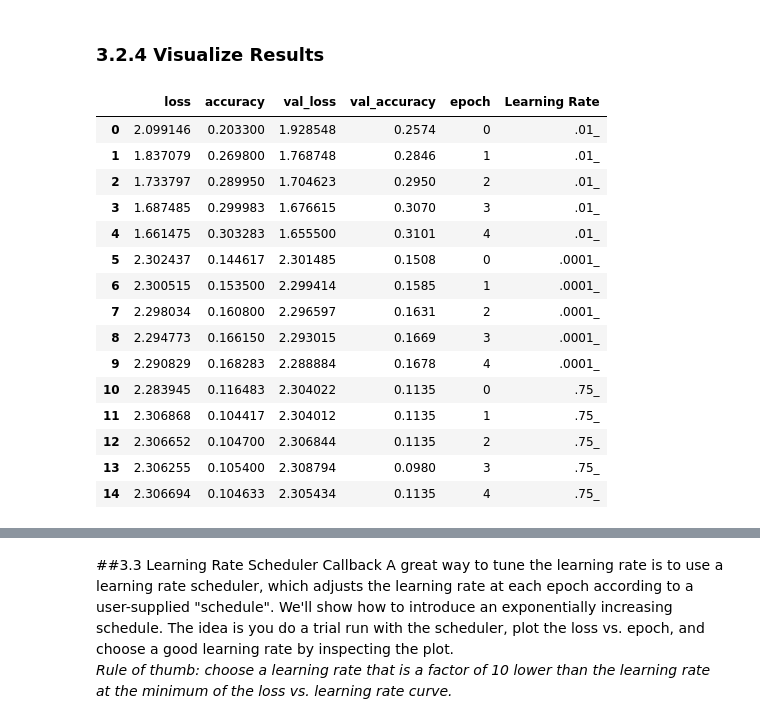
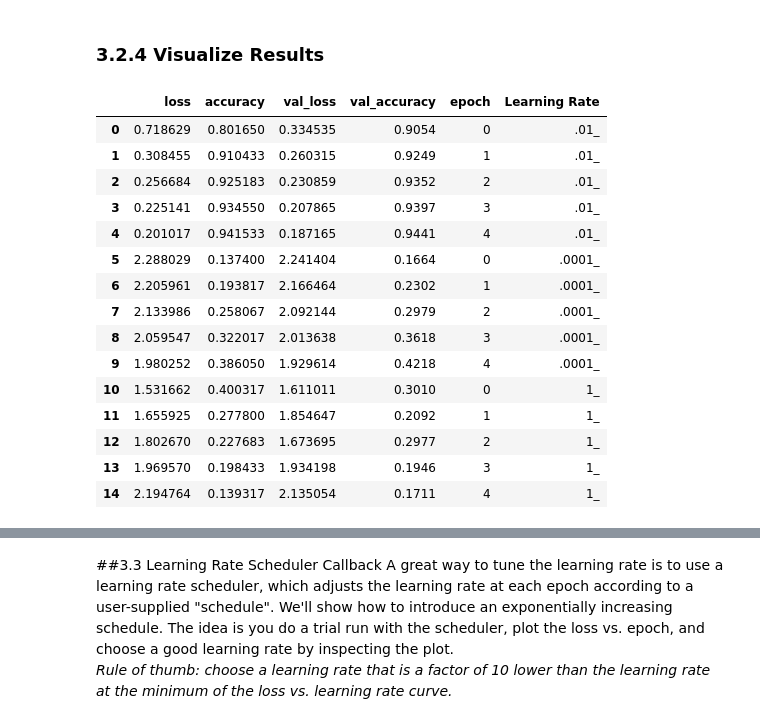
Before and after one commit to tsangrebecca/BloomTech, a Jupyter notebook: Sprint14/M2_DS_422_Train_GP_Recording_Solution.ipynb, the cells around one changed output, grey strips where cells are left out. Cells and saved outputs as stored; diff of their text form; code cells hidden in the pictures.

```diff
--- a/Sprint14/M2_DS_422_Train_GP_Recording_Solution.ipynb
+++ b/Sprint14/M2_DS_422_Train_GP_Recording_Solution.ipynb
@@ -411,7 +407,7 @@ Since this is a classification problem with 10 classes and the target values are
 
 
 # create create_model
-def create_model(lr=.01):
+def create_model(lr=.01): # To tune learning rate only
     """
     Parameters
     ----------
@@ -426,10 +422,10 @@ def create_model(lr=.01):
 ### BEGIN SOLUTION
     opt = SGD(learning_rate=lr)
 
-    # build a model by passing a list of layers to Sequential()
+    # Instantiate a model by passing a list of layers to Sequential() rather than adding layers in another line of code, make it cleaner to read
     model = Sequential([
           # hidden layer 1
-          Dense(1, activation='relu', input_dim=784),
+          Dense(64, activation='relu', input_dim=784),
           # hidden layer 2
           Dense(32, activation='relu'),
           # output layer
@@ -437,9 +433,17 @@ def create_model(lr=.01):
 
     ])
 
+    # # Or you can use a for loop to add hidden layers
+    # model = Sequential()
+    # model.add(Dense(64, activation='relu', input_dim=748))
+    # for i in num_layers:
+    #   model.add(Dense(num_units, activation='relu'))
+    # model.add(Dense(10, activation='softmas'))
+
+    # Compile our model
     model.compile(optimizer=opt,
                   loss='sparse_categorical_crossentropy',
-                  metrics=['accuracy'])
+                  metrics=['accuracy']) # has to pass this as a list
     return model
 ### END SOLUTION
 # %%
@@ -661,8 +673,8 @@ Epoch 5/5
 # %% [markdown]
 ### 3.2.2 High Learning Rate
 # %%
-# instantiate a model and fit it with a learning rate value of 0.75
-model = create_model(lr=0.75)
+# instantiate a model and fit it with a learning rate value of 1
+model = create_model(lr=1)
 lr_high = model.fit(X_train, y_train, batch_size=32, validation_data=(X_test, y_test), epochs=5)
 # %% [output]
 Epoch 1/5
@@ -697,37 +709,37 @@ Epoch 5/5
 # %%
 import seaborn as sns
 import pandas as pd
 
 experiments = []
 
-for experiment, label in zip([lr_default, lr_low, lr_high], [".01_", ".0001_", ".75_"]):
+for experiment, label in zip([lr_default, lr_low, lr_high], [".01_", ".0001_", "1_"]):
 
     df = pd.DataFrame.from_dict(experiment.history)
     df['epoch'] = df.index.values
     df['Learning Rate'] = label
 
     experiments.append(df)
 
 df = pd.concat(experiments,ignore_index=True)
 df['Learning Rate'] = df['Learning Rate'].astype('str')
 df
 # %% [output]
 |  | loss | accuracy | val_loss | val_accuracy | epoch | Learning Rate |
-| 0 | 2.099146 | 0.203300 | 1.928548 | 0.2574 | 0 | .01_ |
-| 1 | 1.837079 | 0.269800 | 1.768748 | 0.2846 | 1 | .01_ |
-| 2 | 1.733797 | 0.289950 | 1.704623 | 0.2950 | 2 | .01_ |
-| 3 | 1.687485 | 0.299983 | 1.676615 | 0.3070 | 3 | .01_ |
-| 4 | 1.661475 | 0.303283 | 1.655500 | 0.3101 | 4 | .01_ |
-| 5 | 2.302437 | 0.144617 | 2.301485 | 0.1508 | 0 | .0001_ |
-| 6 | 2.300515 | 0.153500 | 2.299414 | 0.1585 | 1 | .0001_ |
-| 7 | 2.298034 | 0.160800 | 2.296597 | 0.1631 | 2 | .0001_ |
-| 8 | 2.294773 | 0.166150 | 2.293015 | 0.1669 | 3 | .0001_ |
-| 9 | 2.290829 | 0.168283 | 2.288884 | 0.1678 | 4 | .0001_ |
-| 10 | 2.283945 | 0.116483 | 2.304022 | 0.1135 | 0 | .75_ |
-| 11 | 2.306868 | 0.104417 | 2.304012 | 0.1135 | 1 | .75_ |
-| 12 | 2.306652 | 0.104700 | 2.306844 | 0.1135 | 2 | .75_ |
-| 13 | 2.306255 | 0.105400 | 2.308794 | 0.0980 | 3 | .75_ |
-| 14 | 2.306694 | 0.104633 | 2.305434 | 0.1135 | 4 | .75_ |
+| 0 | 0.718629 | 0.801650 | 0.334535 | 0.9054 | 0 | .01_ |
+| 1 | 0.308455 | 0.910433 | 0.260315 | 0.9249 | 1 | .01_ |
+| 2 | 0.256684 | 0.925183 | 0.230859 | 0.9352 | 2 | .01_ |
+| 3 | 0.225141 | 0.934550 | 0.207865 | 0.9397 | 3 | .01_ |
+| 4 | 0.201017 | 0.941533 | 0.187165 | 0.9441 | 4 | .01_ |
+| 5 | 2.288029 | 0.137400 | 2.241404 | 0.1664 | 0 | .0001_ |
+| 6 | 2.205961 | 0.193817 | 2.166464 | 0.2302 | 1 | .0001_ |
+| 7 | 2.133986 | 0.258067 | 2.092144 | 0.2979 | 2 | .0001_ |
+| 8 | 2.059547 | 0.322017 | 2.013638 | 0.3618 | 3 | .0001_ |
+| 9 | 1.980252 | 0.386050 | 1.929614 | 0.4218 | 4 | .0001_ |
+| 10 | 1.531662 | 0.400317 | 1.611011 | 0.3010 | 0 | 1_ |
+| 11 | 1.655925 | 0.277800 | 1.854647 | 0.2092 | 1 | 1_ |
+| 12 | 1.802670 | 0.227683 | 1.673695 | 0.2977 | 2 | 1_ |
+| 13 | 1.969570 | 0.198433 | 1.934198 | 0.1946 | 3 | 1_ |
+| 14 | 2.194764 | 0.139317 | 2.135054 | 0.1711 | 4 | 1_ |
 # %%
 sns.lineplot(x='epoch', y='val_loss', hue='Learning Rate', data=df);
 plt.grid()
```
Also changed, not shown: parts of 30 cells of this notebook.
